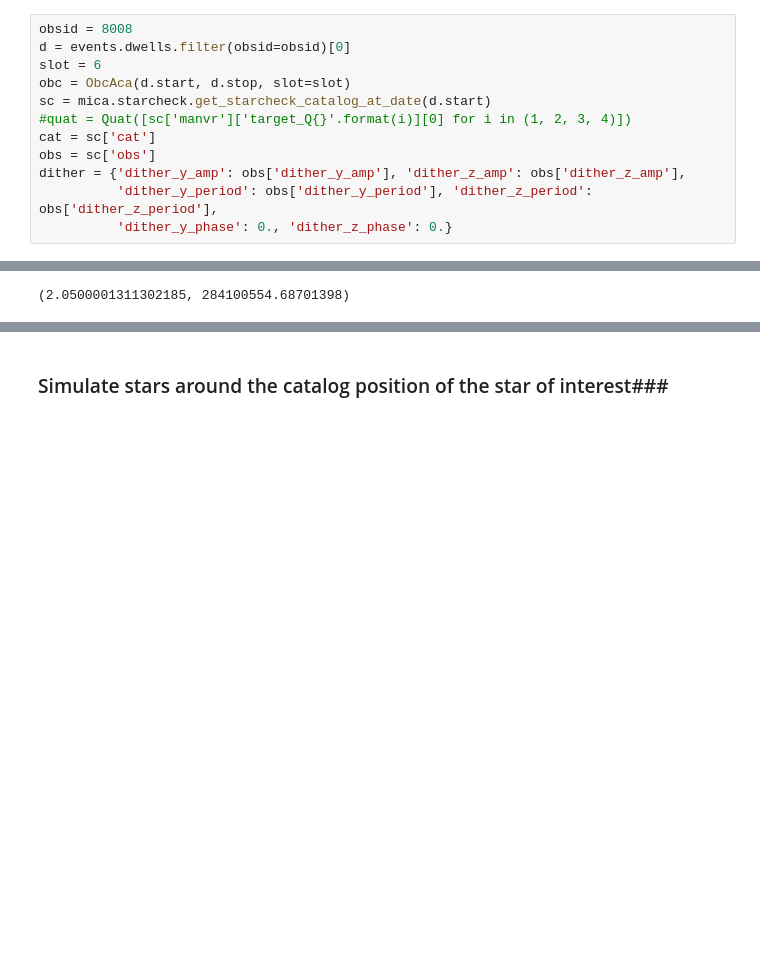
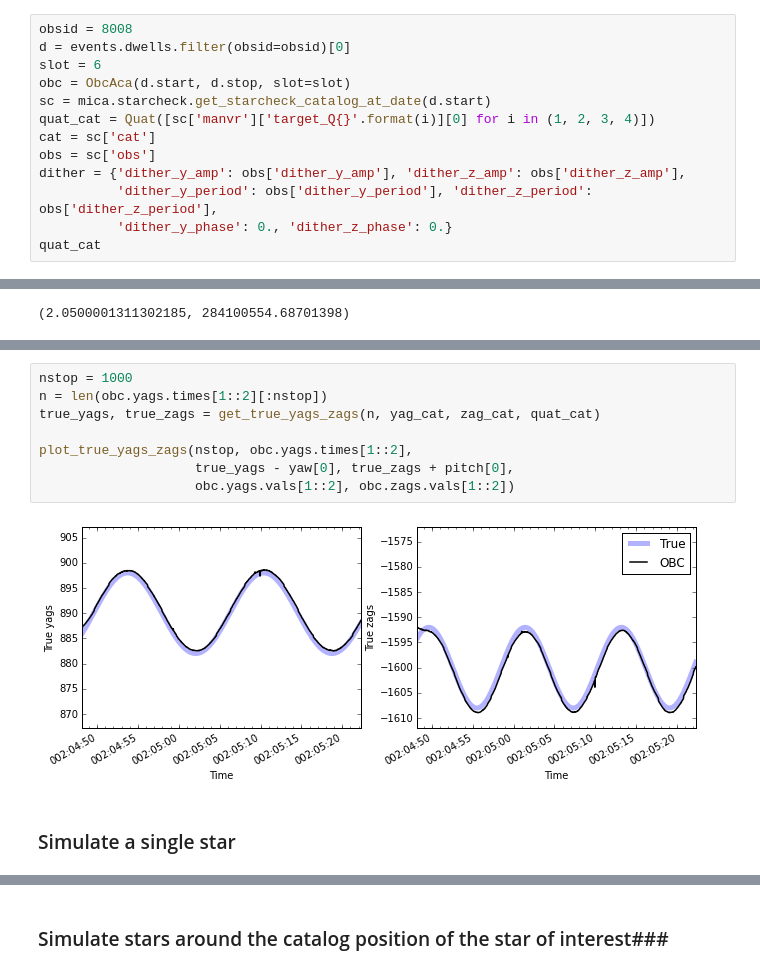
Before and after one commit to malgosias/simulate_guide, a Jupyter notebook: aca_simulate_validation.ipynb, the cells around one changed output, grey strips where cells are left out. Drawn from its saved outputs; the diff is of its cells as text; blank space fills up the shorter version.

```diff
--- a/aca_simulate_validation.ipynb
+++ b/aca_simulate_validation.ipynb
@@ -121,9 +224,10 @@ d = events.dwells.filter(obsid=obsid)[0]
 slot = 6
 obc = ObcAca(d.start, d.stop, slot=slot)
 sc = mica.starcheck.get_starcheck_catalog_at_date(d.start)
-#quat = Quat([sc['manvr']['target_Q{}'.format(i)][0] for i in (1, 2, 3, 4)])
+quat_cat = Quat([sc['manvr']['target_Q{}'.format(i)][0] for i in (1, 2, 3, 4)])
 cat = sc['cat']
 obs = sc['obs']
 dither = {'dither_y_amp': obs['dither_y_amp'], 'dither_z_amp': obs['dither_z_amp'],
           'dither_y_period': obs['dither_y_period'], 'dither_z_period': obs['dither_z_period'],
           'dither_y_phase': 0., 'dither_z_phase': 0.}
+quat_cat
@@ -168,2 +294,14 @@ __Issues__
+# %%
+nstop = 1000
+n = len(obc.yags.times[1::2][:nstop])
+true_yags, true_zags = get_true_yags_zags(n, yag_cat, zag_cat, quat_cat)
+
+plot_true_yags_zags(nstop, obc.yags.times[1::2],
+                    true_yags - yaw[0], true_zags + pitch[0],
+                    obc.yags.vals[1::2], obc.zags.vals[1::2])
+# %% [output]
+[figure, added]
+# %% [markdown]
+### Simulate a single star ###
 # %%
 reload(sim)
```
Also changed, not shown: parts of 46 cells of this notebook, 2 other files.
